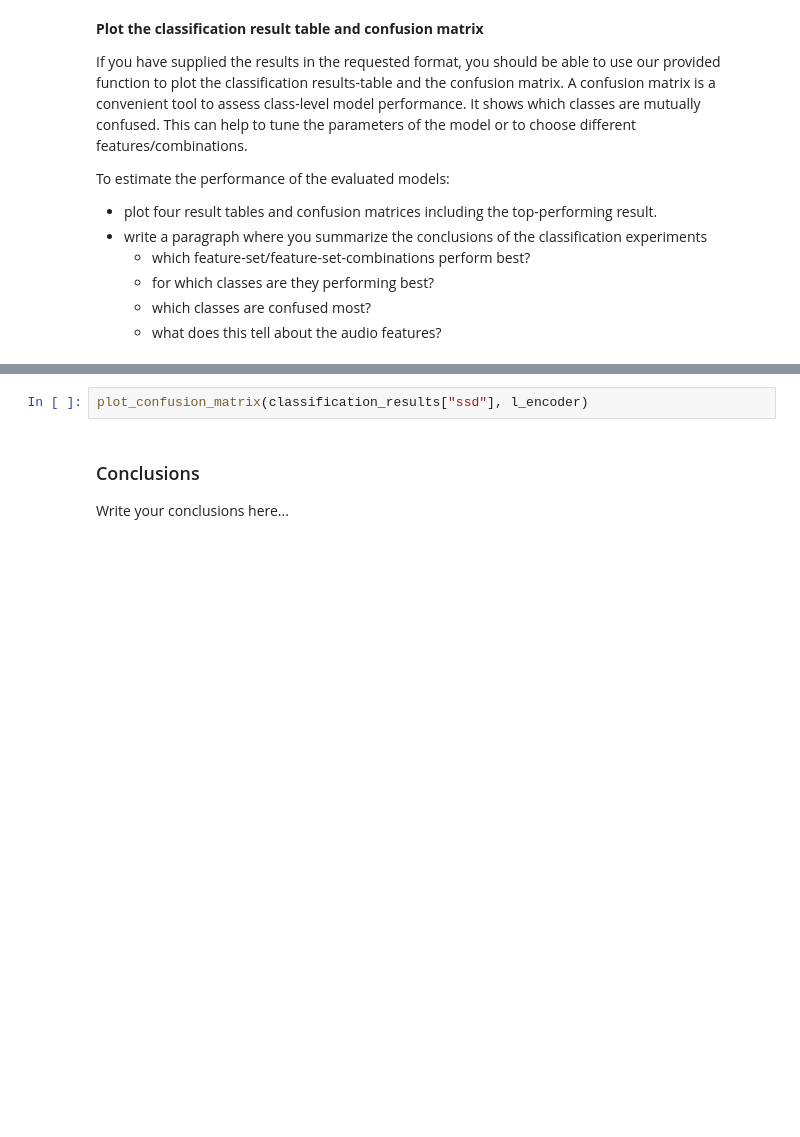
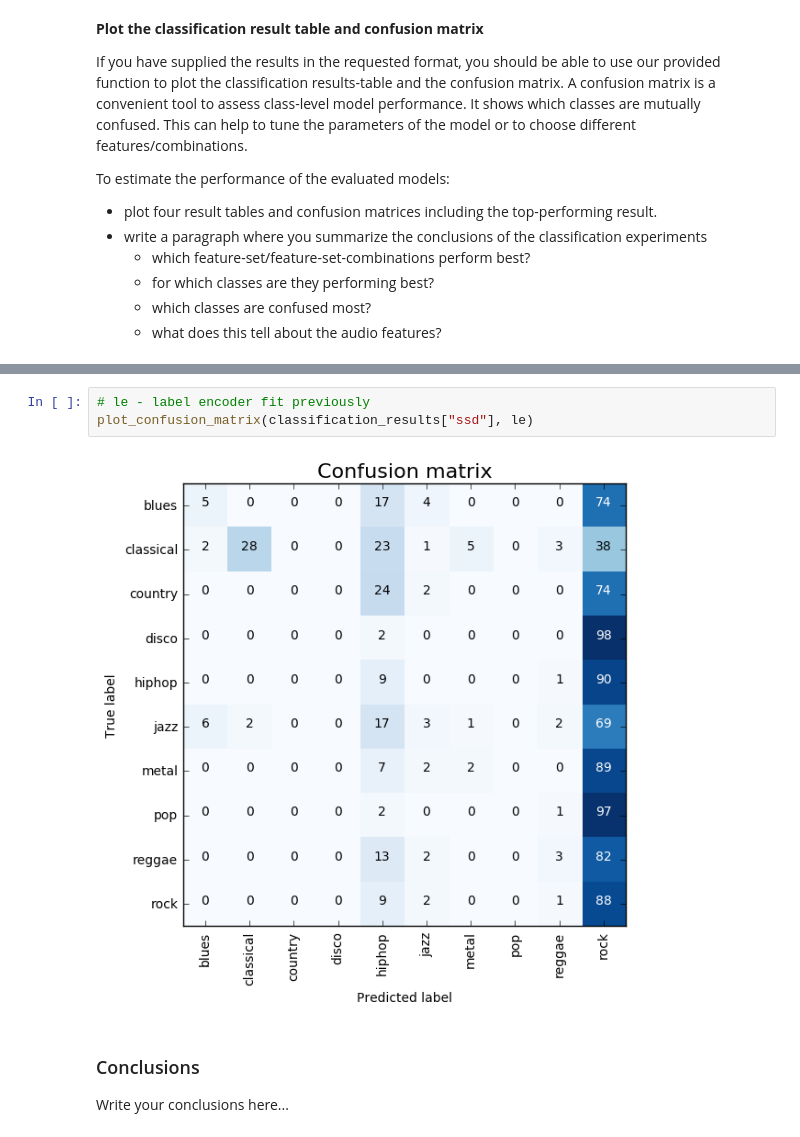
Before and after one commit to svakulenk0/MIR, a Jupyter notebook: air_exercise_2_mir.ipynb, the cells around one changed output, grey strips where cells are left out. Cells and saved outputs as stored; diff of their text form; blank space fills up the shorter version.

Commit message:
new: classification results on fused features

```diff
--- a/air_exercise_2_mir.ipynb
+++ b/air_exercise_2_mir.ipynb
@@ -381,5 +471,8 @@ show_classification_results(classification_results)
-# %%
-plot_confusion_matrix(classification_results["ssd"], l_encoder)
+# %%
+# le - label encoder fit previously
+plot_confusion_matrix(classification_results["ssd"], le)
+# %% [output]
+[figure, added]
 # %% [markdown]
 ### Conclusions
 
```
Also changed, not shown: parts of 5 cells of this notebook.
